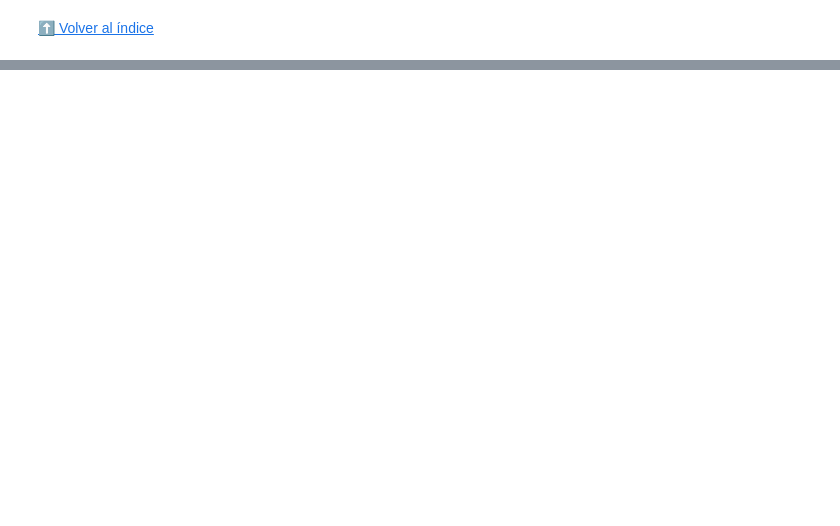
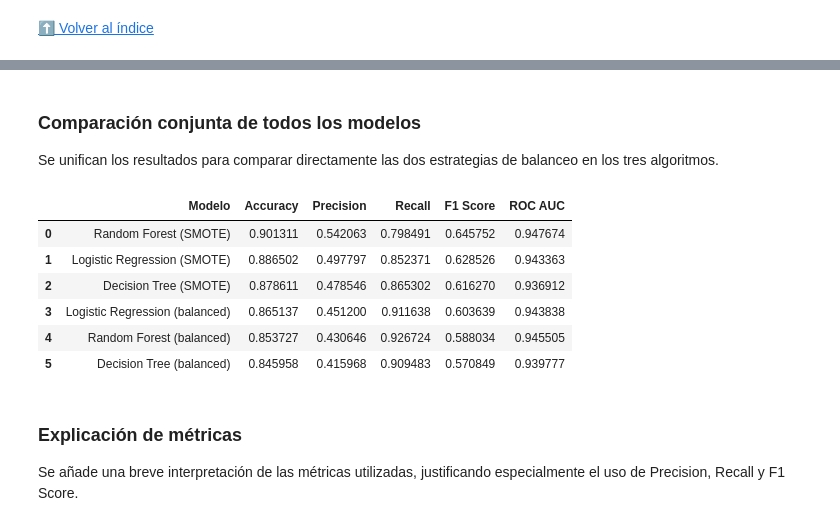
Before and after one commit to diegodelarubia/Trabajo_Final_Master-TFM-, a Jupyter notebook: TFM_Fintech/TFM_Final/main.ipynb, the cells around one changed output, grey strips where cells are left out. Saved outputs shown, nothing was run; the diff lists cells and outputs as text; code cells hidden in the pictures; blank space fills up the shorter version.

```diff
--- a/TFM_Fintech/TFM_Final/main.ipynb
+++ b/TFM_Fintech/TFM_Final/main.ipynb
@@ -921,0 +1142,9 @@ En esta sección se resumen los principales hallazgos del análisis de las campa
+# %%
+numeric_features = X.select_dtypes(include='number').columns.tolist()
+categorical_features = X.select_dtypes(include=['object', 'category']).columns.tolist()
+
+print("Variables numéricas:")
+print(numeric_features)
+
+print("\nVariables categóricas:")
+print(categorical_features)
@@ -921,0 +1163,17 @@ En esta sección se resumen los principales hallazgos del análisis de las campa
+# %%
+numeric_transformer = SklearnPipeline(steps=[
+    ("imputer", SimpleImputer(strategy="median")),
+    ("scaler", StandardScaler())
+])
+
+categorical_transformer = SklearnPipeline(steps=[
+    ("imputer", SimpleImputer(strategy="most_frequent")),
+    ("onehot", OneHotEncoder(handle_unknown="ignore"))
+])
+
+preprocessor = ColumnTransformer(
+    transformers=[
+        ("num", numeric_transformer, numeric_features),
+        ("cat", categorical_transformer, categorical_features)
+    ]
+)
@@ -921,0 +1345,6 @@ En esta sección se resumen los principales hallazgos del análisis de las campa
+# %%
+results_balanced_df, fitted_balanced = evaluate_models(
+    models_balanced, X_train, X_test, y_train, y_test
+)
+
+display(results_balanced_df)
@@ -921,0 +1377,6 @@ En esta sección se resumen los principales hallazgos del análisis de las campa
+# %%
+results_smote_df, fitted_smote = evaluate_models(
+    models_smote, X_train, X_test, y_train, y_test
+)
+
+display(results_smote_df)
@@ -921,0 +1405,21 @@ En esta sección se resumen los principales hallazgos del análisis de las campa
+# %% [markdown]
+### Comparación conjunta de todos los modelos
+
+Se unifican los resultados para comparar directamente las dos estrategias de balanceo en los tres algoritmos.
+# %%
+results_all = pd.concat([results_balanced_df, results_smote_df], ignore_index=True)
+results_all = results_all.sort_values(by="F1 Score", ascending=False).reset_index(drop=True)
+
+display(results_all)
+# %% [output]
+|  | Modelo | Accuracy | Precision | Recall | F1 Score | ROC AUC |
+| 0 | Random Forest (SMOTE) | 0.901311 | 0.542063 | 0.798491 | 0.645752 | 0.947674 |
+| 1 | Logistic Regression (SMOTE) | 0.886502 | 0.497797 | 0.852371 | 0.628526 | 0.943363 |
+| 2 | Decision Tree (SMOTE) | 0.878611 | 0.478546 | 0.865302 | 0.616270 | 0.936912 |
+| 3 | Logistic Regression (balanced) | 0.865137 | 0.451200 | 0.911638 | 0.603639 | 0.943838 |
+| 4 | Random Forest (balanced) | 0.853727 | 0.430646 | 0.926724 | 0.588034 | 0.945505 |
+| 5 | Decision Tree (balanced) | 0.845958 | 0.415968 | 0.909483 | 0.570849 | 0.939777 |
+# %% [markdown]
+### Explicación de métricas
+
+Se añade una breve interpretación de las métricas utilizadas, justificando especialmente el uso de Precision, Recall y F1 Score.
```
Also changed, not shown: parts of 60 cells of this notebook, 1 other file.
